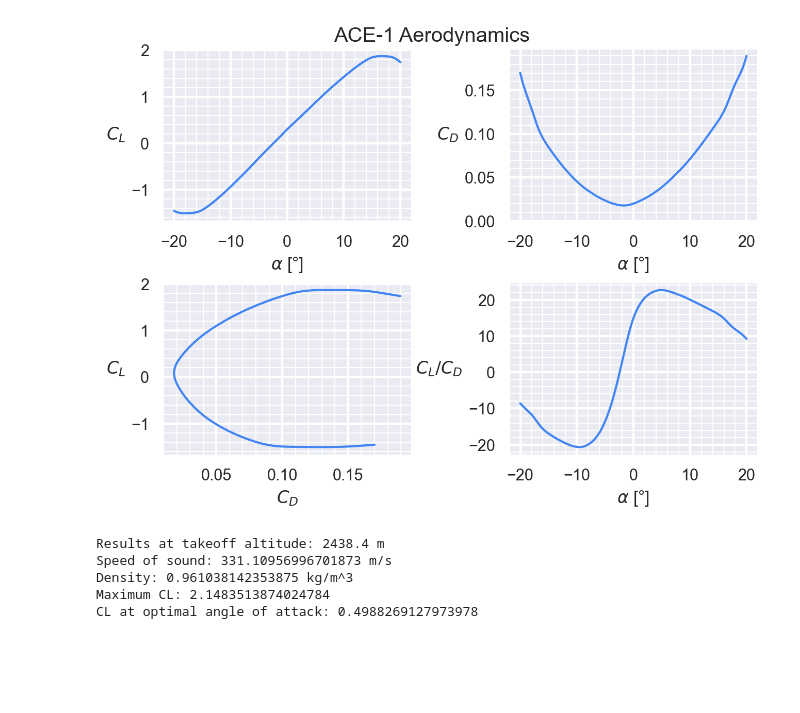
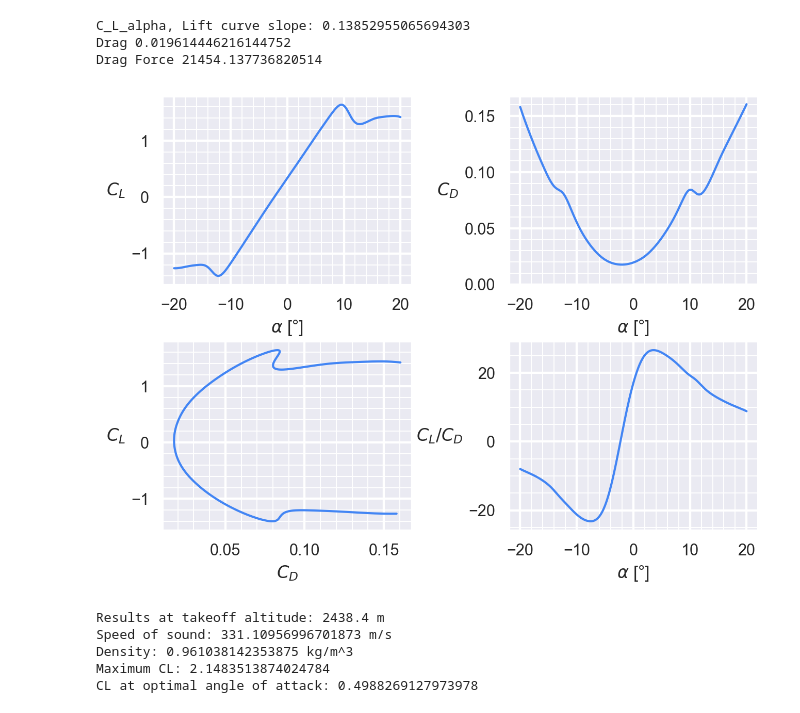
Before and after one commit to ezzatisawesome/ace-1, a Jupyter notebook: model.ipynb, the cells around one changed output. Drawn from its saved outputs; the diff is of its cells as text; code cells hidden in the pictures; blank space fills up the shorter version.

```diff
--- a/model.ipynb
+++ b/model.ipynb
@@ -35,12 +34,19 @@ cruise_speed = atm.speed_of_sound() * cruise_mach
 
 
 ### Variables
+# Main wing
 wing_airfoil = asb.Airfoil("sc20412")
-stab_airfoil = asb.Airfoil("naca0012")
 span = opti.variable(init_guess=45, lower_bound=35, upper_bound=50, scale=5)
 chord_root = opti.variable(init_guess=3, lower_bound=1, upper_bound=15)
 chord_tip = opti.variable(init_guess=1, lower_bound=.5, upper_bound=2)
-flap_deflection = opti.variable(init_guess=0, lower_bound=0, upper_bound=40)  # Flap deflection angle in degrees
+
+# Truss wing
+truss_span = span / 5
+truss_chord_root = 1
+truss_chord_tip = 0.5
+
+# Stabs
+stab_airfoil = asb.Airfoil("naca0012")
 # aoa = opti.variable(init_guess=2, lower_bound=0, upper_bound=10, scale=1)
 
 
@@ -83,16 +89,16 @@ truss_wing = asb.Wing(
                 0,
                 -1.5
             ],  # Truss connects to fuselage near root
-            chord=1,
+            chord=truss_chord_root,
             airfoil=wing_airfoil,
         ),
         asb.WingXSec(
             xyz_le=[
                 4,  # A bit inward from wing tip
-                span / 5,
+                truss_span,
                 -0.1 + 1.5 # Slight vertical offset to angle the truss
             ],
-            chord=0.5,
+            chord=truss_chord_tip,
             airfoil=wing_airfoil,
         ),
     ]
@@ -124,7 +130,7 @@ vert_stab = asb.Wing(
             airfoil=stab_airfoil,  # Typically symmetric (e.g., NACA 0012)
         ),
         asb.WingXSec(
-            xyz_le=[24.5, 0, 5.5],  # Add sweep, go upward
+            xyz_le=[24.5, 0, 7],  # Add sweep, go upward
             chord=1.5,
             airfoil=stab_airfoil,
         ),
@@ -315,0 +356,9 @@ Hybrid Drag [N]: 54106.149042658566
+# %%
+### Lift-due-to-drag Hand Calcs
+mu = sol_truss_span / sol_span
+r = sol_truss_wing.area(type="wetted") / sol_main_wing.area(type="wetted")
+sigma = 0.2
+e = ((mu**2) * (1+r)**2) / ((mu**2) + 2*sigma*mu*r + r**2)
+
+print("mu:", mu)
+print("Oswald efficiency estimate Biplane Interference:", e)
@@ -333,45 +385,58 @@ Widget(value='<iframe src="http://localhost:57283/index.html?ui=P_0x3610e51d0_21
 # Plotting
 alpha = np.linspace(-20, 20, 300)
 
+ps3_mach = 0.5  # [mach]
+ps3_speed = atm.speed_of_sound() * ps3_mach
+
 aero = asb.AeroBuildup(
     airplane=airplane,
     op_point=asb.OperatingPoint(
-        velocity=10,
+        velocity=ps3_speed,
         alpha=alpha,
         beta=0
     ),
 ).run()
 
 fig, ax = plt.subplots(2, 2)
+
+cl = aero["CL"]
+lift_curve_slope = (cl[225]-cl[75])/(alpha[225]-alpha[75])
+print("C_L_alpha, Lift curve slope:", lift_curve_slope)
+print("Drag", aero["CD"][150])
+print("Drag Force", aero["D_profile"][150])
+
 
 plt.sca(ax[0, 0])
 plt.plot(alpha, aero["CL"])
 plt.xlabel(r"$\alpha$ [°]")
 plt.ylabel(r"$C_L$")
 p.set_ticks(5, 1, 0.5, 0.1)
 
 plt.sca(ax[0, 1])
 plt.plot(alpha, aero["CD"])
 plt.xlabel(r"$\alpha$ [°]")
 plt.ylabel(r"$C_D$")
 p.set_ticks(5, 1, 0.05, 0.01)
 plt.ylim(bottom=0)
 
 plt.sca(ax[1, 0])
 plt.plot(aero["CD"], aero["CL"])
 plt.xlabel(r"$C_D$")
 plt.ylabel(r"$C_L$")
 p.set_ticks(5, 1, 0.5, 0.1)
 
 plt.sca(ax[1, 1])
 plt.plot(alpha, aero["CL"] / aero["CD"])
 plt.xlabel(r"$\alpha$ [°]")
 plt.ylabel(r"$C_L/C_D$")
 p.set_ticks(5, 1, 10, 2)
 
-p.show_plot("ACE-1 Aerodynamics")
+p.show_plot()
 # %% [output]
+C_L_alpha, Lift curve slope: 0.13852955065694303
+Drag 0.019614446216144752
+Drag Force 21454.137736820514
-[figure, old version]
+[figure, new version]
 # %%
 # Calculate CL at a takeoff altitude
 takeoff_altitude = 2438.4  # [m] - example altitude
```
Also changed, not shown: parts of 5 cells of this notebook.
